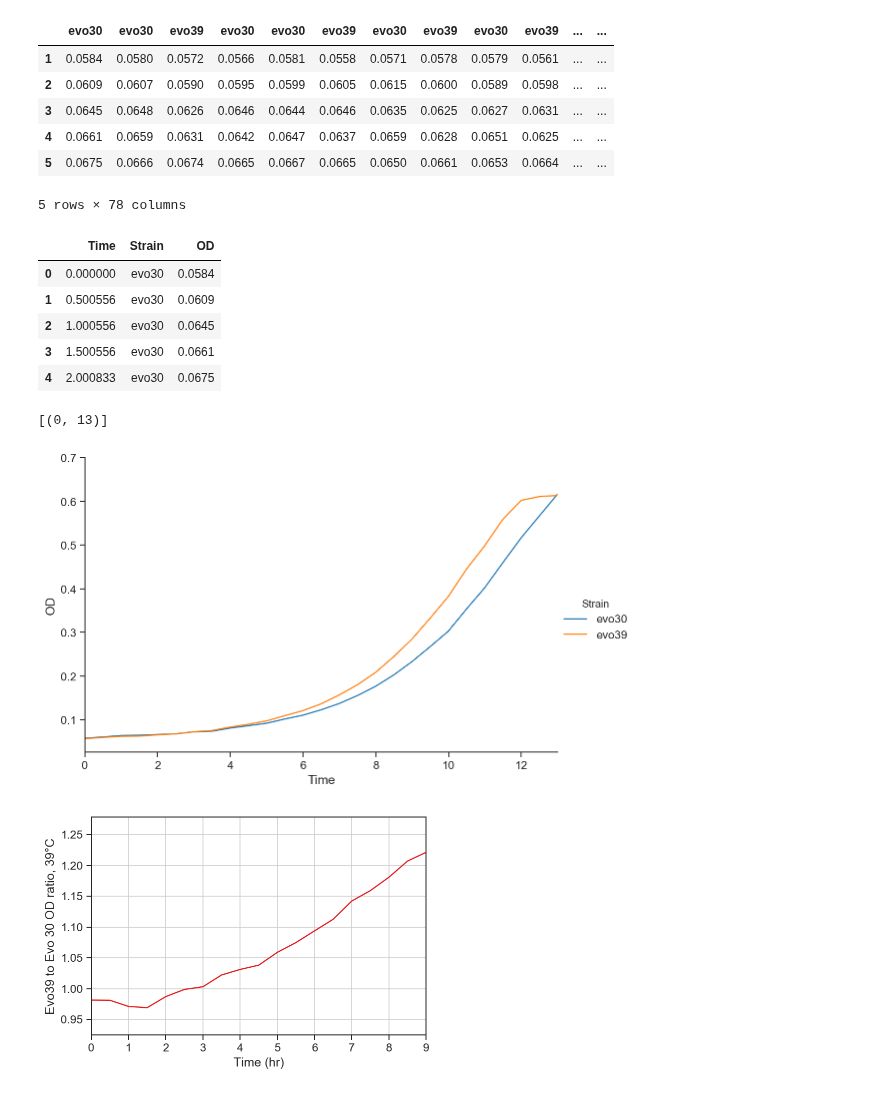
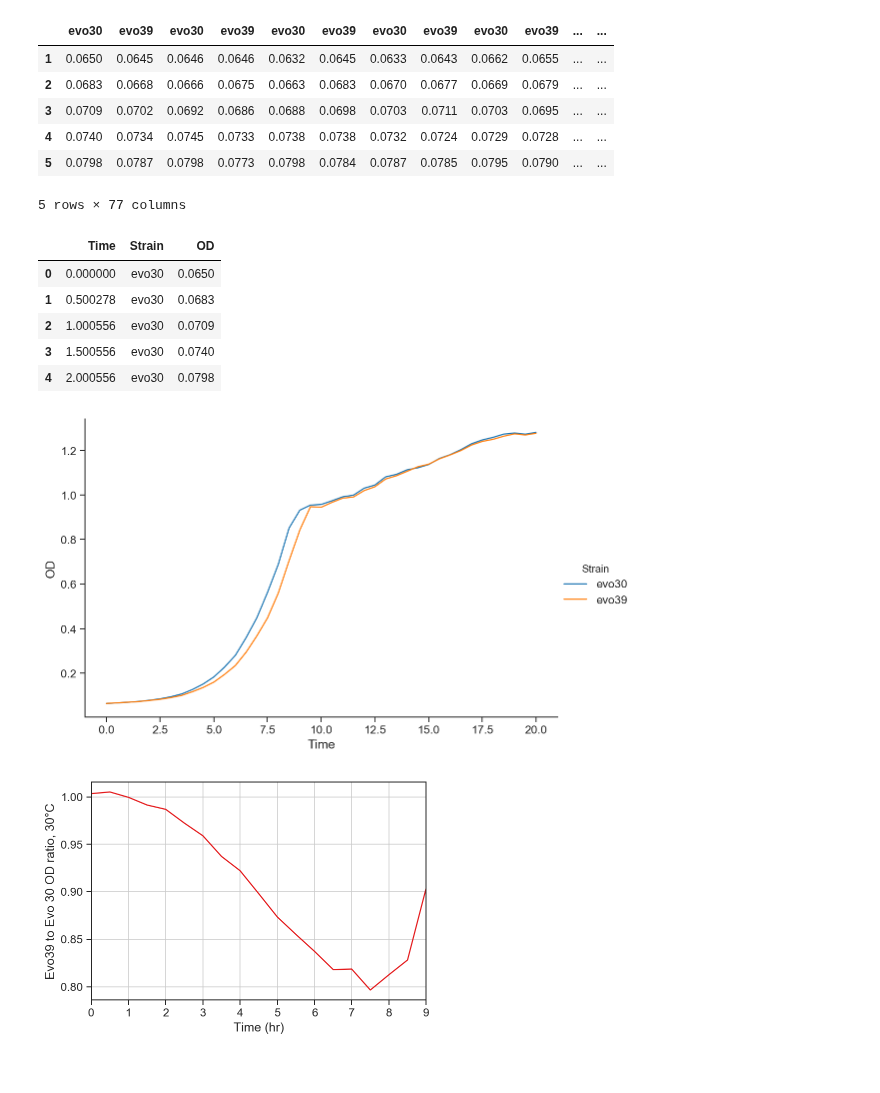
Before and after one commit to yoavram-lab/Heatrisomy, a Jupyter notebook: notebooks/growth_cruves.ipynb, the cells around one changed output. Drawn from its saved outputs; the diff is of its cells as text; code cells hidden in the pictures.

```diff
--- a/notebooks/growth_cruves.ipynb
+++ b/notebooks/growth_cruves.ipynb
@@ -14,31 +14,31 @@ warnings.simplefilter('ignore', DeprecationWarning)
 # %%
 import curveball
 # %%
-df = pd.read_excel('../data/growth/Evo30vsEvo39_YPD39deg.xlsx', header=None, index_col=0).T
+deg = '30'
+df = pd.read_excel('../data/growth/Evo30vsEvo39_YPD{}deg.xlsx'.format(deg), header=None, index_col=0).T
 df = df.rename(columns={'time': 'Time'})
 df['Time'] /= 60*60 # seconds -> hours
 df.head()
 # %% [output]
-|  | evo30 | evo30 | evo39 | evo30 | evo30 | evo39 | evo30 | evo39 | evo30 | evo39 | ... | ... |
-| 1 | 0.0584 | 0.0580 | 0.0572 | 0.0566 | 0.0581 | 0.0558 | 0.0571 | 0.0578 | 0.0579 | 0.0561 | ... | ... |
-| 2 | 0.0609 | 0.0607 | 0.0590 | 0.0595 | 0.0599 | 0.0605 | 0.0615 | 0.0600 | 0.0589 | 0.0598 | ... | ... |
-| 3 | 0.0645 | 0.0648 | 0.0626 | 0.0646 | 0.0644 | 0.0646 | 0.0635 | 0.0625 | 0.0627 | 0.0631 | ... | ... |
-| 4 | 0.0661 | 0.0659 | 0.0631 | 0.0642 | 0.0647 | 0.0637 | 0.0659 | 0.0628 | 0.0651 | 0.0625 | ... | ... |
-| 5 | 0.0675 | 0.0666 | 0.0674 | 0.0665 | 0.0667 | 0.0665 | 0.0650 | 0.0661 | 0.0653 | 0.0664 | ... | ... |
+|  | evo30 | evo39 | evo30 | evo39 | evo30 | evo39 | evo30 | evo39 | evo30 | evo39 | ... | ... |
+| 1 | 0.0650 | 0.0645 | 0.0646 | 0.0646 | 0.0632 | 0.0645 | 0.0633 | 0.0643 | 0.0662 | 0.0655 | ... | ... |
+| 2 | 0.0683 | 0.0668 | 0.0666 | 0.0675 | 0.0663 | 0.0683 | 0.0670 | 0.0677 | 0.0669 | 0.0679 | ... | ... |
+| 3 | 0.0709 | 0.0702 | 0.0692 | 0.0686 | 0.0688 | 0.0698 | 0.0703 | 0.0711 | 0.0703 | 0.0695 | ... | ... |
+| 4 | 0.0740 | 0.0734 | 0.0745 | 0.0733 | 0.0738 | 0.0738 | 0.0732 | 0.0724 | 0.0729 | 0.0728 | ... | ... |
+| 5 | 0.0798 | 0.0787 | 0.0798 | 0.0773 | 0.0798 | 0.0784 | 0.0787 | 0.0785 | 0.0795 | 0.0790 | ... | ... |
-5 rows × 78 columns
+5 rows × 77 columns
 # %%
 df = pd.melt(df, id_vars='Time', var_name='Strain', value_name='OD')
 df.head()
 # %% [output]
 |  | Time | Strain | OD |
-| 0 | 0.000000 | evo30 | 0.0584 |
-| 1 | 0.500556 | evo30 | 0.0609 |
-| 2 | 1.000556 | evo30 | 0.0645 |
-| 3 | 1.500556 | evo30 | 0.0661 |
-| 4 | 2.000833 | evo30 | 0.0675 |
+| 0 | 0.000000 | evo30 | 0.0650 |
+| 1 | 0.500278 | evo30 | 0.0683 |
+| 2 | 1.000556 | evo30 | 0.0709 |
+| 3 | 1.500556 | evo30 | 0.0740 |
+| 4 | 2.000556 | evo30 | 0.0798 |
 # %%
 g = curveball.plots.plot_strains(df)
-g.axes[0,0].set(xlim=(0, 13))
+# g.axes[0,0].set(xlim=(0, 13))
 # %% [output]
-[(0, 13)]
-[figure, old version]
+[figure, new version]
@@ -49,10 +51,10 @@ df_evo39 = df[df['Strain']=='evo39']
 fig, ax = plt.subplots()
 od_ratio = df_evo39.groupby('Time').mean() / df_evo30.groupby('Time').mean()
 ax.plot(od_ratio.index, od_ratio['OD'], color=red)
-ax.set(xlim=(0, 9), xlabel='Time (hr)', ylabel='Evo39 to Evo 30 OD ratio, 39°C')
+ax.set(xlim=(0, 9), xlabel='Time (hr)', ylabel='Evo39 to Evo 30 OD ratio, {}°C'.format(deg))
 ax.grid(True);
 # %% [output]
-[figure, old version]
+[figure, new version]
 # %%
 m_evo30, fig, axes = curveball.models.fit_model(df_evo30)
 # %% [output]
```
Also changed, not shown: parts of 8 cells of this notebook.
